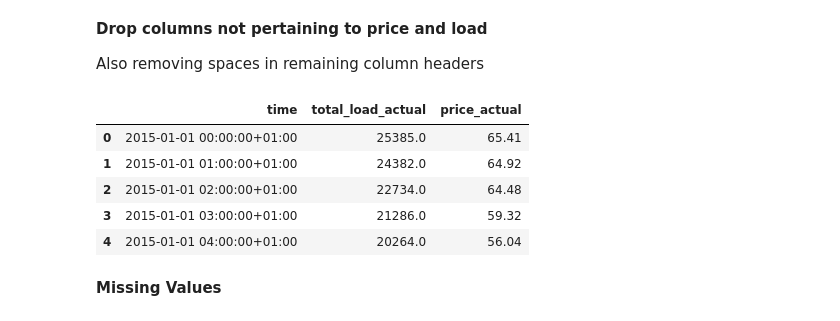
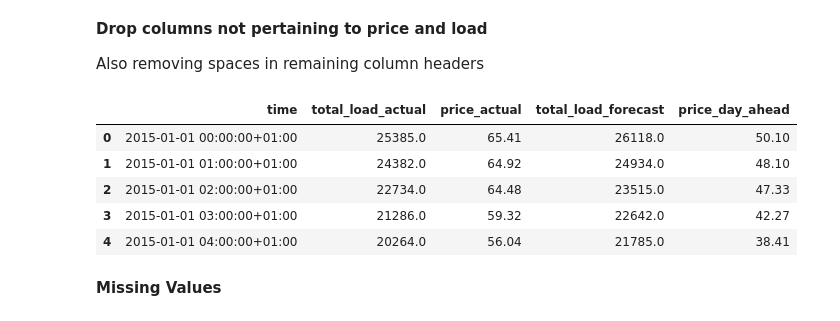
Before and after one commit to KishenSharma6/SpainEnergyAnalysis, a Jupyter notebook: Project Codes/01_Data_Cleaning/2020_0505_Energy_Dataset_Cleaning.ipynb, the cells around one changed output. Saved outputs shown, nothing was run; the diff lists cells and outputs as text; code cells hidden in the pictures.

```diff
--- a/Project Codes/01_Data_Cleaning/2020_0505_Energy_Dataset_Cleaning.ipynb
+++ b/Project Codes/01_Data_Cleaning/2020_0505_Energy_Dataset_Cleaning.ipynb
@@ -80,20 +80,20 @@ Shape of data: (35064, 29)
 Also removing spaces in remaining column headers
 # %%
 #Subset price and load columns
-df = df[['time', 'total load actual', 'price actual']]
+df = df[['time', 'total load actual', 'price actual','total load forecast','price day ahead']]
 
 #Replace \s with _ in column headers
 df.columns = df.columns.str.replace('\s', '_', regex = True)
 
 #Check
 df.head()
 # %% [output]
-|  | time | total_load_actual | price_actual |
-| 0 | 2015-01-01 00:00:00+01:00 | 25385.0 | 65.41 |
-| 1 | 2015-01-01 01:00:00+01:00 | 24382.0 | 64.92 |
-| 2 | 2015-01-01 02:00:00+01:00 | 22734.0 | 64.48 |
-| 3 | 2015-01-01 03:00:00+01:00 | 21286.0 | 59.32 |
-| 4 | 2015-01-01 04:00:00+01:00 | 20264.0 | 56.04 |
+|  | time | total_load_actual | price_actual | total_load_forecast | price_day_ahead |
+| 0 | 2015-01-01 00:00:00+01:00 | 25385.0 | 65.41 | 26118.0 | 50.10 |
+| 1 | 2015-01-01 01:00:00+01:00 | 24382.0 | 64.92 | 24934.0 | 48.10 |
+| 2 | 2015-01-01 02:00:00+01:00 | 22734.0 | 64.48 | 23515.0 | 47.33 |
+| 3 | 2015-01-01 03:00:00+01:00 | 21286.0 | 59.32 | 22642.0 | 42.27 |
+| 4 | 2015-01-01 04:00:00+01:00 | 20264.0 | 56.04 | 21785.0 | 38.41 |
 # %% [markdown]
 **Missing Values**
 # %%
```
Also changed, not shown: parts of 7 cells of this notebook, 1 other file.
